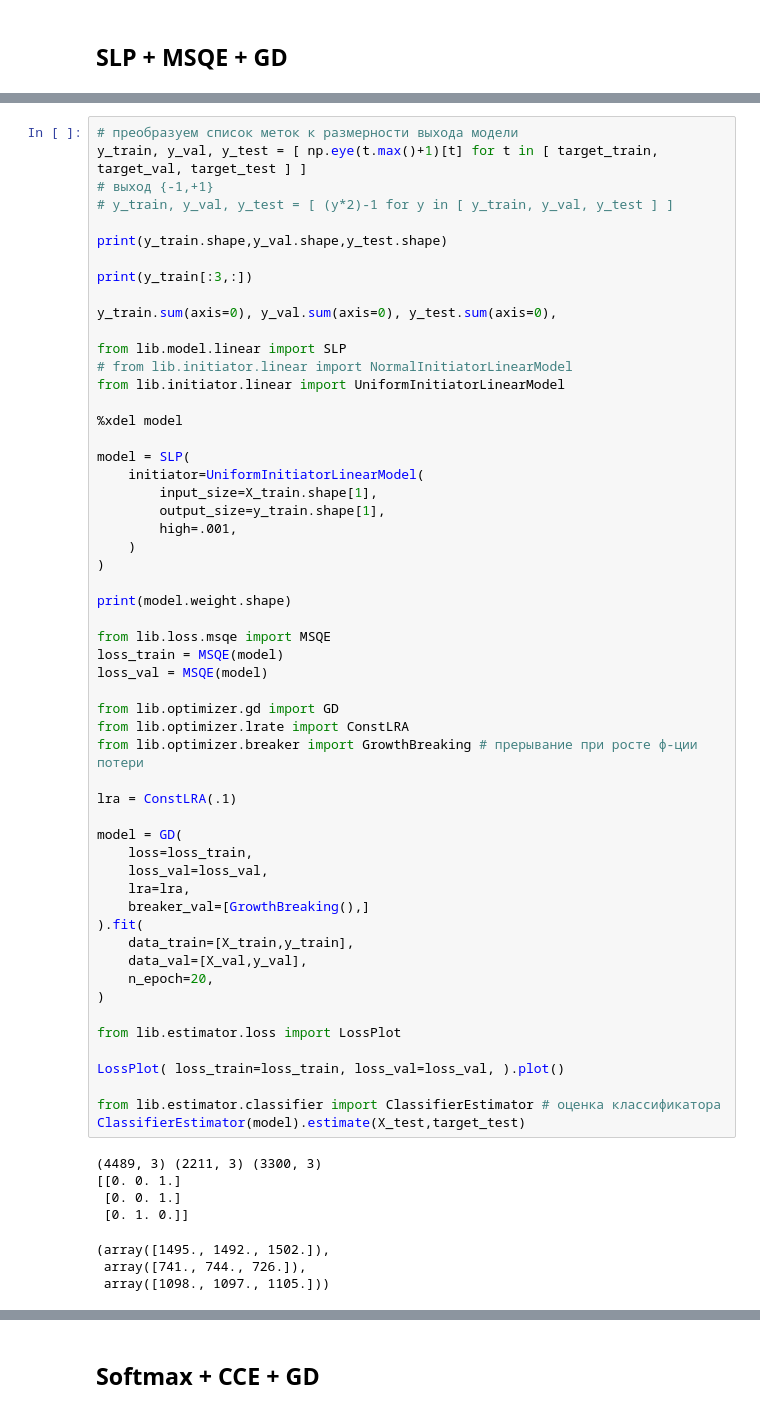
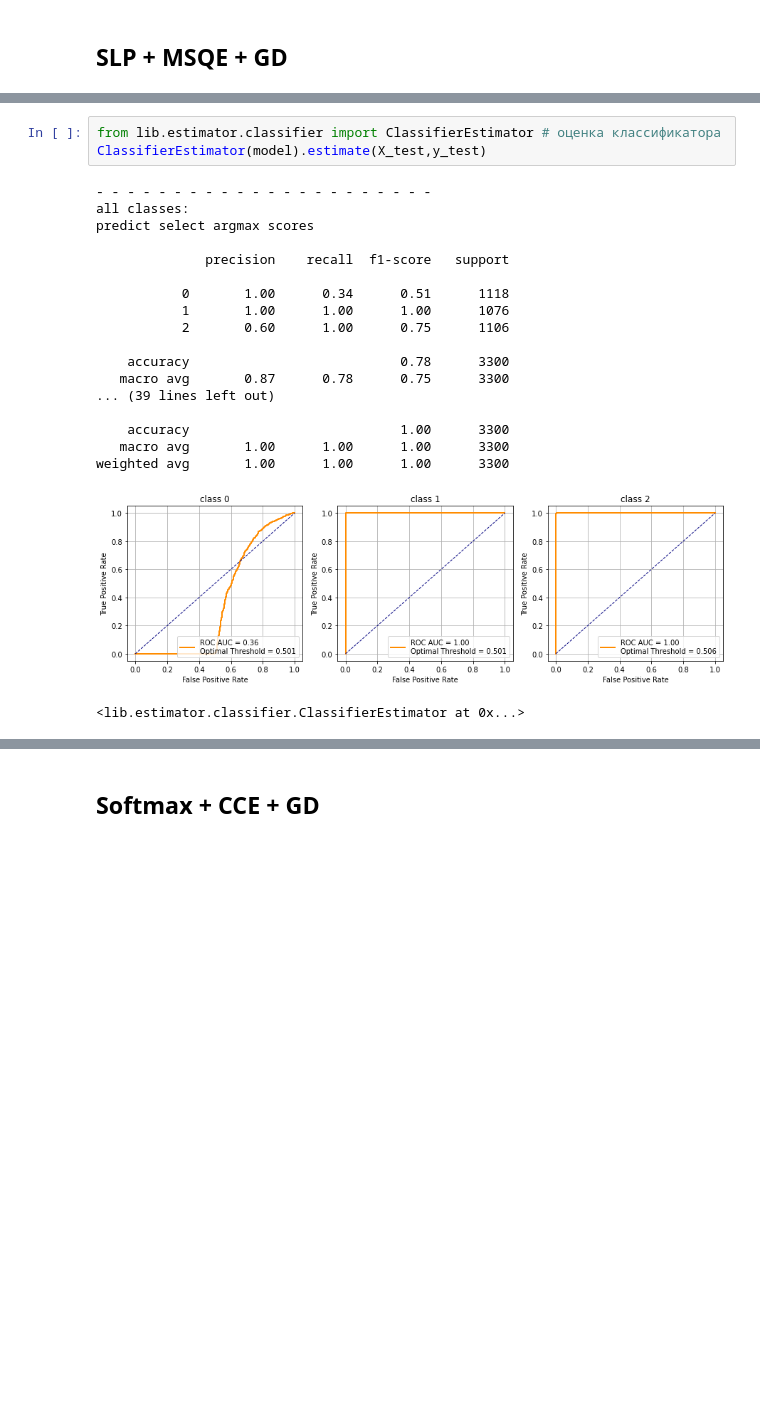
Before and after one commit to mechanoid5/ml_lib, a Jupyter notebook: classifier_multi.ipynb, the cells around one changed output, grey strips where cells are left out. Drawn from its saved outputs; the diff is of its cells as text; blank space fills up the shorter version.

```diff
--- a/classifier_multi.ipynb
+++ b/classifier_multi.ipynb
@@ -78,63 +140,23 @@ InteractiveShell.ast_node_interactivity = 'all'
 # %%
-# преобразуем список меток к размерности выхода модели
-y_train, y_val, y_test = [ np.eye(t.max()+1)[t] for t in [ target_train, target_val, target_test ] ]
-# выход {-1,+1}
-# y_train, y_val, y_test = [ (y*2)-1 for y in [ y_train, y_val, y_test ] ]
-
-print(y_train.shape,y_val.shape,y_test.shape)
-
-print(y_train[:3,:])
-
-y_train.sum(axis=0), y_val.sum(axis=0), y_test.sum(axis=0),
-
-from lib.model.linear import SLP
-# from lib.initiator.linear import NormalInitiatorLinearModel
-from lib.initiator.linear import UniformInitiatorLinearModel
-
-%xdel model
-
-model = SLP(
-    initiator=UniformInitiatorLinearModel(
-        input_size=X_train.shape[1],
-        output_size=y_train.shape[1],
-        high=.001,
-    )
-)
-
-print(model.weight.shape)
-
-from lib.loss.msqe import MSQE
-loss_train = MSQE(model)
-loss_val = MSQE(model)
-
-from lib.optimizer.gd import GD
-from lib.optimizer.lrate import ConstLRA
-from lib.optimizer.breaker import GrowthBreaking # прерывание при росте ф-ции потери
-
-lra = ConstLRA(.1)
-
-model = GD(
-    loss=loss_train,
-    loss_val=loss_val,
-    lra=lra,
-    breaker_val=[GrowthBreaking(),]
-).fit(
-    data_train=[X_train,y_train],
-    data_val=[X_val,y_val],
-    n_epoch=20,
-)
-
-from lib.estimator.loss import LossPlot
-
-LossPlot( loss_train=loss_train, loss_val=loss_val, ).plot()
-
 from lib.estimator.classifier import ClassifierEstimator # оценка классификатора
-ClassifierEstimator(model).estimate(X_test,target_test)
+ClassifierEstimator(model).estimate(X_test,y_test)
 # %% [output]
-(4489, 3) (2211, 3) (3300, 3)
-[[0. 0. 1.]
- [0. 0. 1.]
- [0. 1. 0.]]
+- - - - - - - - - - - - - - - - - - - - - -
+all classes:
+predict select argmax scores
+
+              precision    recall  f1-score   support
+
+           0       1.00      0.34      0.51      1118
+           1       1.00      1.00      1.00      1076
+           2       0.60      1.00      0.75      1106
+
+    accuracy                           0.78      3300
+   macro avg       0.87      0.78      0.75      3300
+... (39 lines left out)
+
+    accuracy                           1.00      3300
+   macro avg       1.00      1.00      1.00      3300
+weighted avg       1.00      1.00      1.00      3300
+[figure, new version]
-(array([1495., 1492., 1502.]),
- array([741., 744., 726.]),
- array([1098., 1097., 1105.]))
+<lib.estimator.classifier.ClassifierEstimator at 0x...>
```
Also changed, not shown: parts of 11 cells of this notebook, 3 other files.
